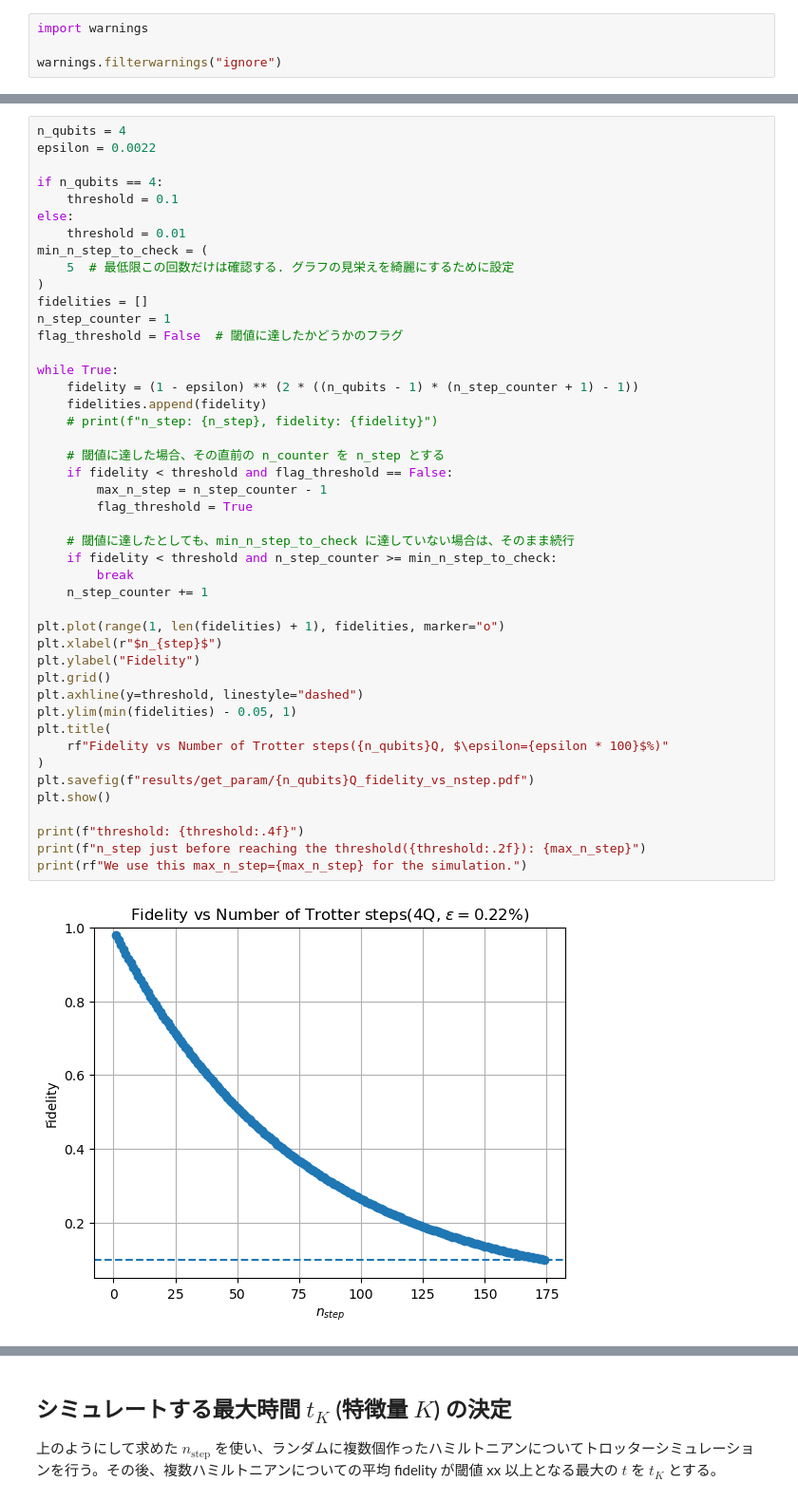
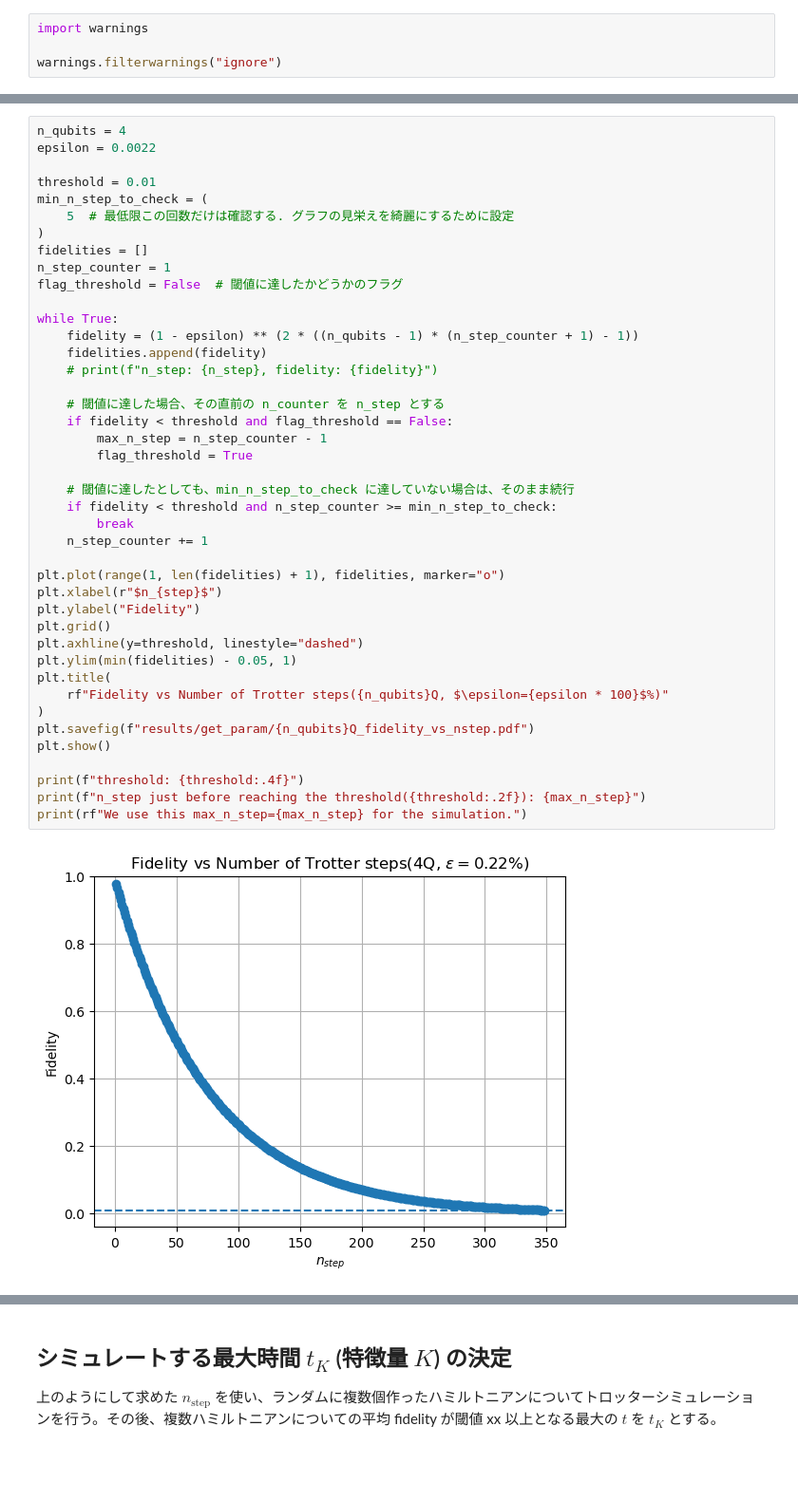
Before and after one commit to YutoMorohoshi/fourier_learning_ibm, a Jupyter notebook: get_param.ipynb, the cells around one changed output, grey strips where cells are left out. Shown at 95% size. Saved outputs shown, nothing was run; the diff lists cells and outputs as text; blank space fills up the shorter version.

```diff
--- a/get_param.ipynb
+++ b/get_param.ipynb
@@ -106,10 +106,7 @@ GHZ 部分と $e^{-iHt}$ 部分を合わせて、回路全体の CNOT の個数
 n_qubits = 4
 epsilon = 0.0022
 
-if n_qubits == 4:
-    threshold = 0.1
-else:
-    threshold = 0.01
+threshold = 0.01
 min_n_step_to_check = (
     5  # 最低限この回数だけは確認する. グラフの見栄えを綺麗にするために設定
 )
@@ -121,31 +118,31 @@ while True:
     fidelity = (1 - epsilon) ** (2 * ((n_qubits - 1) * (n_step_counter + 1) - 1))
     fidelities.append(fidelity)
     # print(f"n_step: {n_step}, fidelity: {fidelity}")
 
     # 閾値に達した場合、その直前の n_counter を n_step とする
     if fidelity < threshold and flag_threshold == False:
         max_n_step = n_step_counter - 1
         flag_threshold = True
 
     # 閾値に達したとしても、min_n_step_to_check に達していない場合は、そのまま続行
     if fidelity < threshold and n_step_counter >= min_n_step_to_check:
         break
     n_step_counter += 1
 
 plt.plot(range(1, len(fidelities) + 1), fidelities, marker="o")
 plt.xlabel(r"$n_{step}$")
 plt.ylabel("Fidelity")
 plt.grid()
 plt.axhline(y=threshold, linestyle="dashed")
 plt.ylim(min(fidelities) - 0.05, 1)
 plt.title(
     rf"Fidelity vs Number of Trotter steps({n_qubits}Q, $\epsilon={epsilon * 100}$%)"
 )
 plt.savefig(f"results/get_param/{n_qubits}Q_fidelity_vs_nstep.pdf")
 plt.show()
 
 print(f"threshold: {threshold:.4f}")
 print(f"n_step just before reaching the threshold({threshold:.2f}): {max_n_step}")
 print(rf"We use this max_n_step={max_n_step} for the simulation.")
 # %% [output]
-[figure, old version]
+[figure, new version]
```
Also changed, not shown: parts of 10 cells of this notebook, 2 other files.
